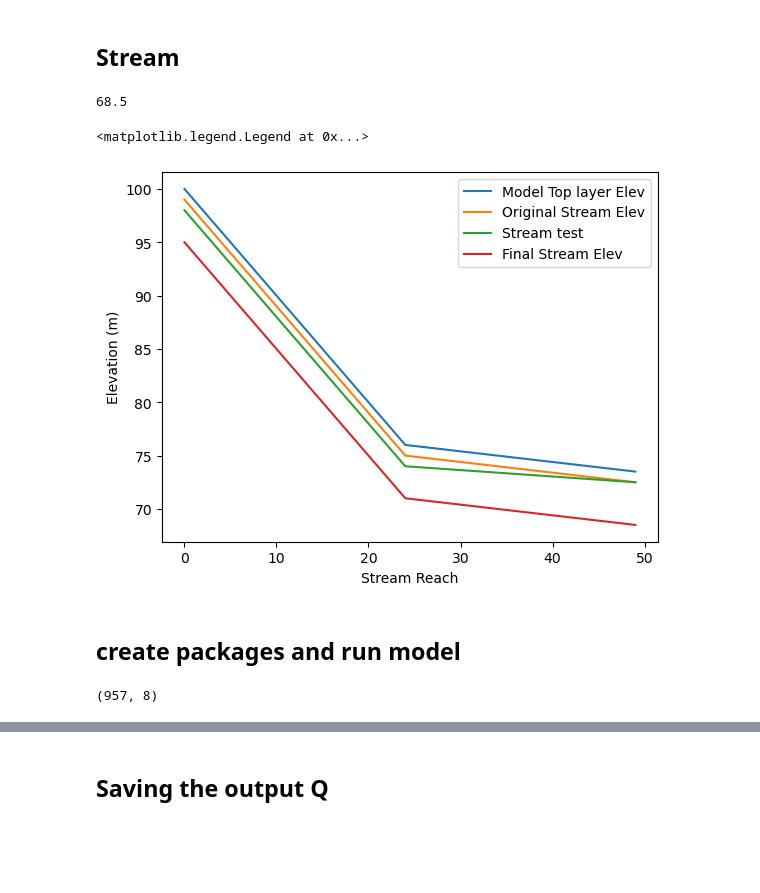
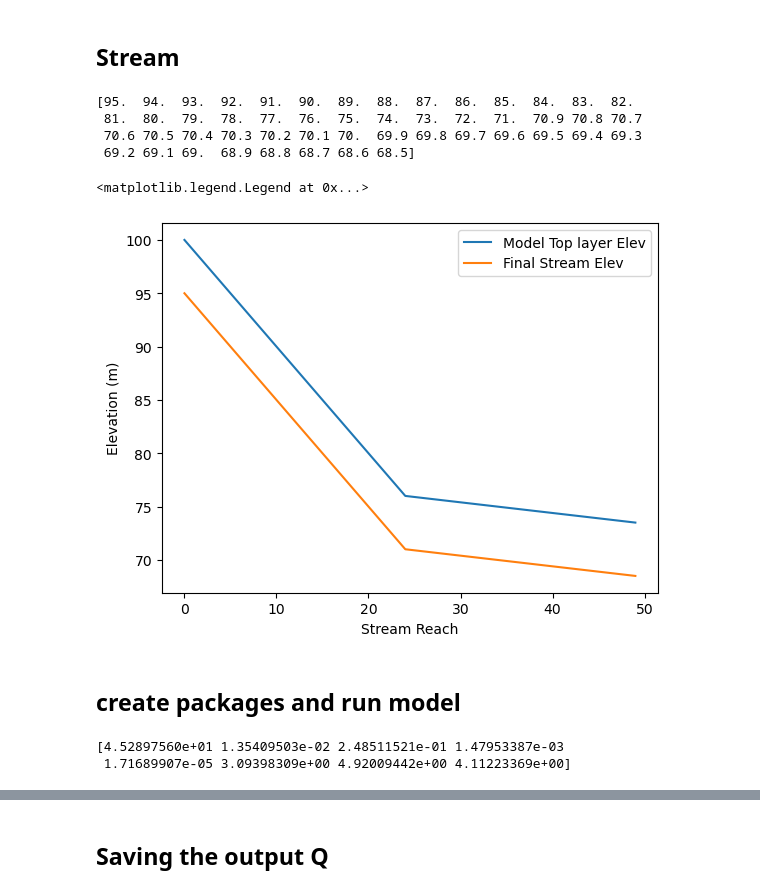
Before and after one commit to davermurray/mf-trees, a Jupyter notebook: mf_notebooks/Aquaseca_SS_Sfr.ipynb, the cells around one changed output, grey strips where cells are left out. Drawn from its saved outputs; the diff is of its cells as text; code cells hidden in the pictures; blank space fills up the shorter version.

```diff
--- a/mf_notebooks/Aquaseca_SS_Sfr.ipynb
+++ b/mf_notebooks/Aquaseca_SS_Sfr.ipynb
@@ -95,13 +95,13 @@ Kstreambed = [1,20]
 
 
 #Set up parameter for ensemble
-K_h = [2, 10]#[2, 10]  #hone in on this one perhaps use 0.05
+K_h = [2,50]#[2, 10]  #hone in on this one perhaps use 0.05
 Kz_ratio = [0.001, 1]
 Sy = [0.05,0.5] #Sy = [0.05,0.5]
-R_mtn = [0.003,0.003]  #set 2e-5 as minimum for convergence
+R_mtn = [0.001,0.0035]  #set 2e-5 as minimum for convergence
 ET_val = [0.00001,0.0001] #[0.000001,0.00001]
 ET_ratio_rip = [1,5]
-Krs = [1, 20]#krs = [0.001, 0.01]
+Krs = [1, 10]#krs = [0.001, 0.01]
 #Anis = [0.01, 1] # anistrophy! - not used below
 pump_rate = [1,5]
 
@@ -131,6 +131,6 @@ for i in range(npars):
     print(np.min(sampling[:,i]))
 
 
-#np.savetxt("ModflowParams7-750Test14.txt", sampling)
+np.savetxt("ModflowParams8-1000Test12.txt", sampling)
 #np.savetxt("ModflowParams8-1000Test5.txt", sampling)
 # %% [output]
@@ -354,7 +354,8 @@ ibound[:,37,48:]=0
 # %%
 #SFR package inputs
 
-reach = np.recarray((nrow,), dtype=[('k', '<f8'), ('i', '<f8'), ('j', '<f8'), ('iseg', '<f8'), ('ireach', '<f8'), ('rchlen', '<f8'),('strtop', '<f4')])
+reach = np.recarray((nrow,), dtype=[('k', '<f8'), ('i', '<f8'), ('j', '<f8'), ('iseg', '<f8'), ('ireach', '<f8'), ('rchlen', '<f8'),('strtop', '<f4'),('strhc1', '<f4'),('strthick', '<f4')])
+
 
 reach[:][:] = 0 # zero it out
 reach['k'][:] = 0
@@ -366,6 +367,8 @@ reach['ireach'][:50] = [i for i in range(1,51)] #number the 50 reaches - starts
 #reach['ireach'][25:] = [i for i in range(1,26)]
 reach['rchlen'][:] = dx * 1.2 #Moderate sinuosity for steeper section from Rosgen
 #reach['rchlen'][25:] = dx * 1.5 #Higher sinuosity for lower slope section from Rosgen
+reach['strhc1'] = 1
+reach['strthick'] = 1
 
 str_elevs = np.linspace(ztop[25][0],ztop[25][-1],50) - 5 #ztop[25] #[i for i in ztop[25]] #This was necessary in Transient but not in SS - otherwise it sets the stream elevation to 0 - not sure whyyy
 
@@ -386,51 +389,53 @@ seg_data['roughch'] = 0.045
 seg_data['flow'] = 100
 seg_data['hcond1'] = 0.0001
 seg_data['hcond2'] = 0.0001
 seg_data['thickm1'] = 2
 seg_data['thickm2'] = 2
 #seg_data['elevup'] = 100
 #seg_data['elevdn'] = 70
 seg_data['etsw'] = 0
 seg_data['pptsw'] = 0
 seg_data['elevup'] = reach['strtop'][0]   #elevation at start added reach strtop for transeint was 100 and 70 for eleveldn
 seg_data['elevdn'] = reach['strtop'][-1]
 segment_data = seg_data
 
 nstrm = len(reach)  # number of reaches
 nss = 1 #len(seg_data[0])  # number of segments
 nsfrpar = 0  # number of parameters (not supported)
 nparseg = 0
 const = 86400 #turns out were in meters and days so according to flopy this should be 1 for meters x 86400 for days   # constant for manning's equation, units of cfs
 dleak = 0.0001 # 0.0001  # closure tolerance for stream stage computation
 ipakcb = 53  # flag for writing SFR output to cell-by-cell budget (on unit 53)
 istcb2 = 81  # flag for writing SFR output to text file
 dataset_5 = {0: [nss, 0, 0]}  # dataset 5 (see online guide)
 
-str_elevs = np.linspace(ztop[25][24]-2,ztop[25][-1]-1,26)
-streamtest = []
-streamtest = ztop[25] -2
-streamtest[24:] = str_elevs
-print(ztop[25][-1] - 5)
+#str_elevs = np.linspace(ztop[25][24]-2,ztop[25][-1]-1,26)
+#streamtest = []
+#streamtest = ztop[25] -2
+#streamtest[24:] = str_elevs
+print(ztop[25] - 5)
 plt.plot(ztop[25], label='Model Top layer Elev')
-plt.plot(ztop[25]-1, label='Original Stream Elev')
-plt.plot(streamtest, label='Stream test')
+#plt.plot(ztop[25]-1, label='Original Stream Elev')
+#plt.plot(streamtest, label='Stream test')
 plt.plot(reach['strtop'][:], label = 'Final Stream Elev')
 plt.xlabel('Stream Reach')
 plt.ylabel('Elevation (m)')
 plt.legend()
 # %% [output]
-68.5
+[95.  94.  93.  92.  91.  90.  89.  88.  87.  86.  85.  84.  83.  82.
+ 81.  80.  79.  78.  77.  76.  75.  74.  73.  72.  71.  70.9 70.8 70.7
+ 70.6 70.5 70.4 70.3 70.2 70.1 70.  69.9 69.8 69.7 69.6 69.5 69.4 69.3
+ 69.2 69.1 69.  68.9 68.8 68.7 68.6 68.5]
 <matplotlib.legend.Legend at 0x...>
-[figure, old version]
+[figure, new version]
 # %% [markdown]
 ## create packages and run model
 # %%
-well_head_df= pd.read_pickle('../outputs/heads/WellHead_SS1000test11.pkl')
+well_head_df= pd.read_pickle('../outputs/heads/WellHead_SS1000test12.pkl')
 #print(well_head_df.index.values)
-
-print(sampling[well_head_df.index.values].shape)
 # %% [output]
-(957, 8)
+[4.52897560e+01 1.35409503e-02 2.48511521e-01 1.47953387e-03
+ 1.71689907e-05 3.09398309e+00 4.92009442e+00 4.11223369e+00]
 # %%
 #create model object
 
```
Also changed, not shown: parts of 12 cells of this notebook, 2 other files.
